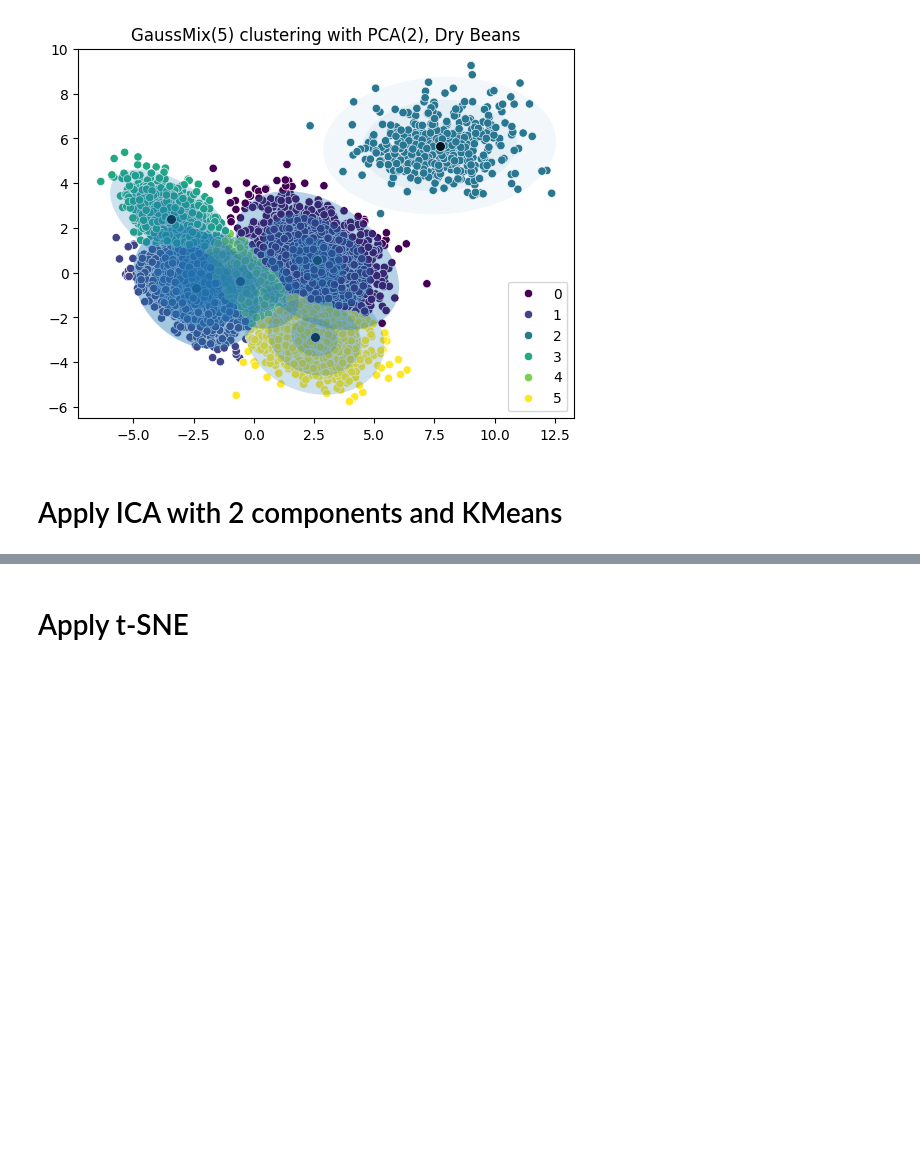
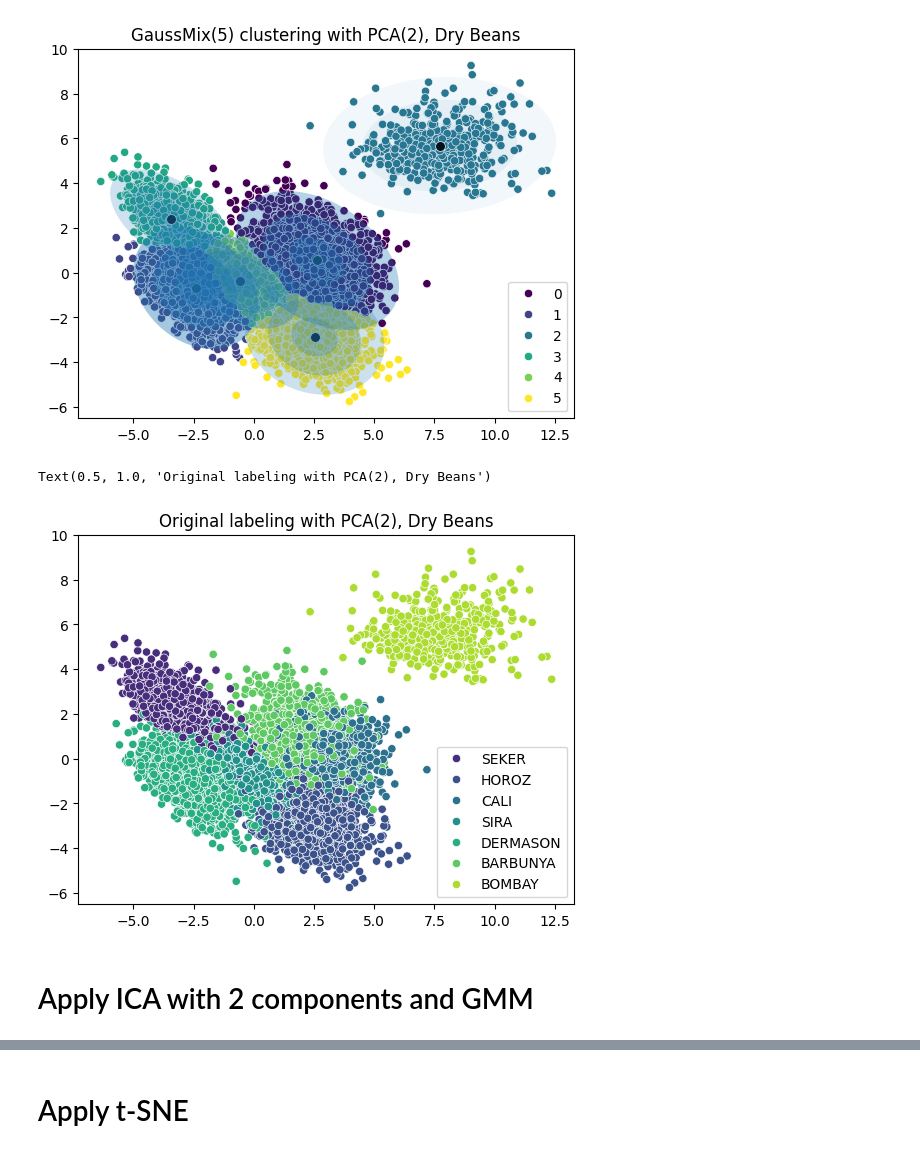
Before and after one commit to PavanKB/PS_3, a Jupyter notebook: dim_red_exp_max_dry_beans.ipynb, the cells around one changed output, grey strips where cells are left out. Drawn from its saved outputs; the diff is of its cells as text; code cells hidden in the pictures; blank space fills up the shorter version.

Commit message:
Added the Gmm with dim red for dry beans

```diff
--- a/dim_red_exp_max_dry_beans.ipynb
+++ b/dim_red_exp_max_dry_beans.ipynb
@@ -132,8 +133,15 @@ ax.set_title("GaussMix(5) clustering with PCA(2), Dry Beans")
 # %% [output]
 Text(0.5, 1.0, 'GaussMix(5) clustering with PCA(2), Dry Beans')
 [figure]
+# %%
+fig, ax = plt.subplots()
+sns.scatterplot(x=X_pca[:,0], y=X_pca[:,1], hue=y_train.values[:, 0], palette='viridis', ax=ax)
+ax.set_title("Original labeling with PCA(2), Dry Beans")
+# %% [output]
+Text(0.5, 1.0, 'Original labeling with PCA(2), Dry Beans')
+[figure, added]
 # %% [markdown]
-# Apply ICA with 2 components and KMeans
+# Apply ICA with 2 components and GMM
 # %%
 RANDOM_STATE = 42
 ICA_N_COMPONENTS = 2
```
Also changed, not shown: parts of 28 cells of this notebook, 2 other files.
